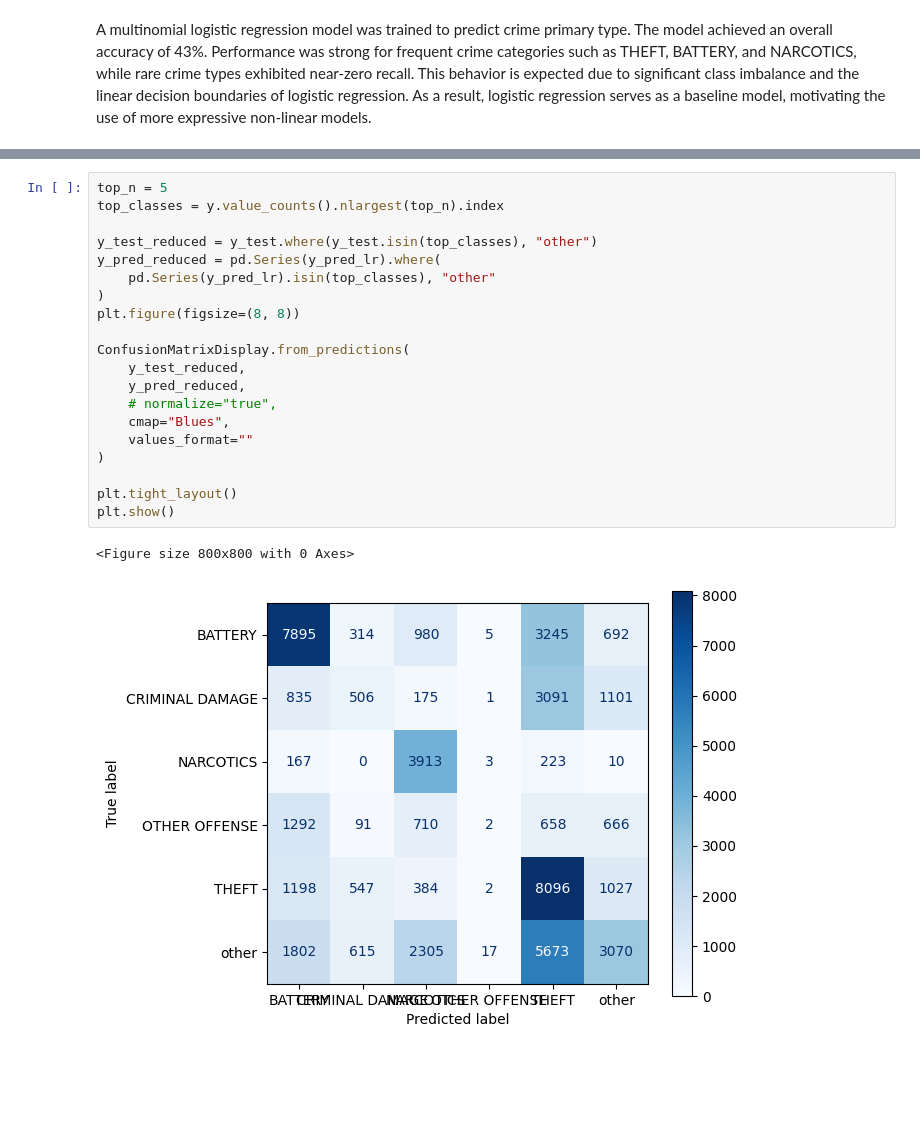
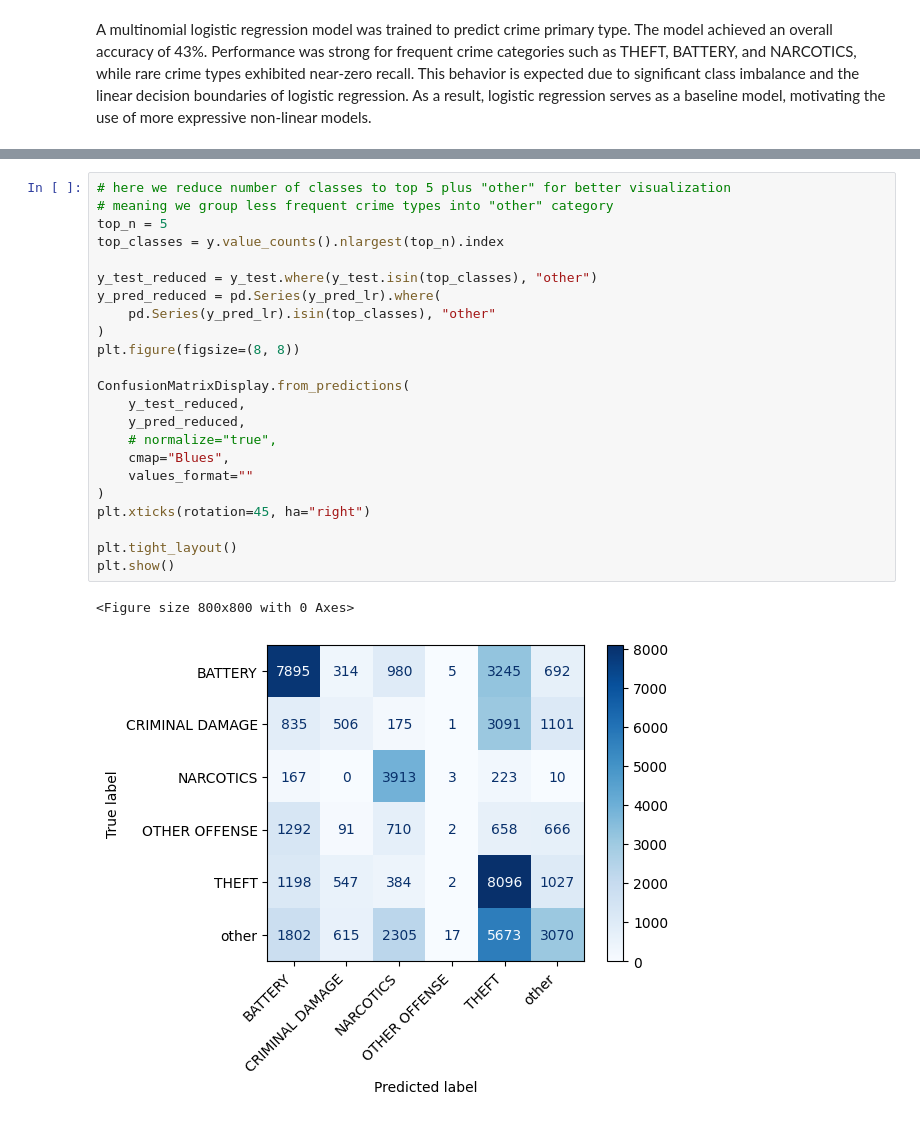
Before and after one commit to Andria-colab/DataGuard, a Jupyter notebook: notebooks/04_machine_learning.ipynb, the cells around one changed output, grey strips where cells are left out. Cells and saved outputs as stored; diff of their text form; blank space fills up the shorter version.

```diff
--- a/notebooks/04_machine_learning.ipynb
+++ b/notebooks/04_machine_learning.ipynb
@@ -438,26 +457,29 @@ plt.show()
 <Figure size 5000x5000 with 0 Axes>
 [figure]
 # %%
+# here we reduce number of classes to top 5 plus "other" for better visualization
+# meaning we group less frequent crime types into "other" category
 top_n = 5
 top_classes = y.value_counts().nlargest(top_n).index
 
 y_test_reduced = y_test.where(y_test.isin(top_classes), "other")
 y_pred_reduced = pd.Series(y_pred_lr).where(
     pd.Series(y_pred_lr).isin(top_classes), "other"
 )
 plt.figure(figsize=(8, 8))
 
 ConfusionMatrixDisplay.from_predictions(
     y_test_reduced,
     y_pred_reduced,
     # normalize="true",
     cmap="Blues",
     values_format=""
 )
+plt.xticks(rotation=45, ha="right")
 
 plt.tight_layout()
 plt.show()
 # %% [output]
 <Figure size 800x800 with 0 Axes>
-[figure, old version]
+[figure, new version]
 # %%
```
Also changed, not shown: parts of 34 cells of this notebook, 1 other file.
